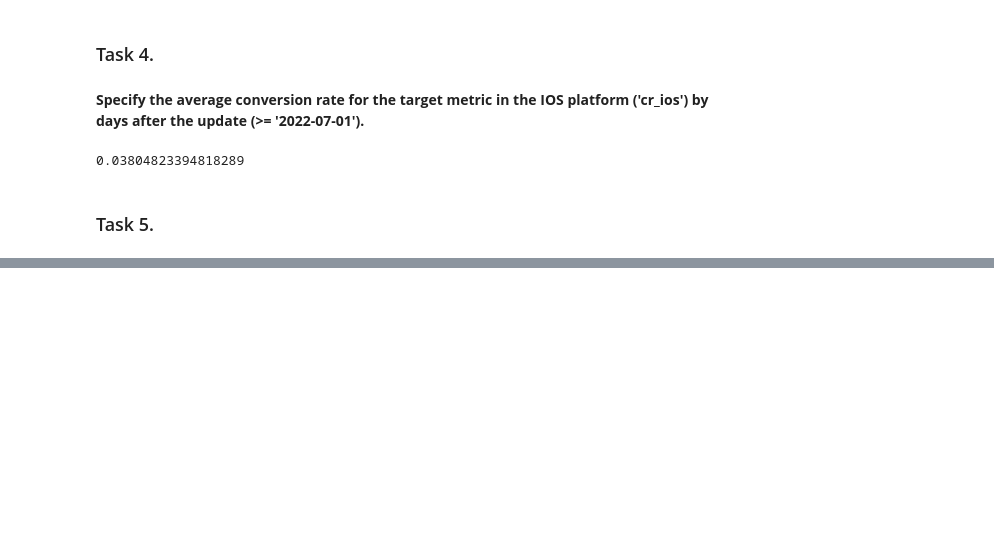
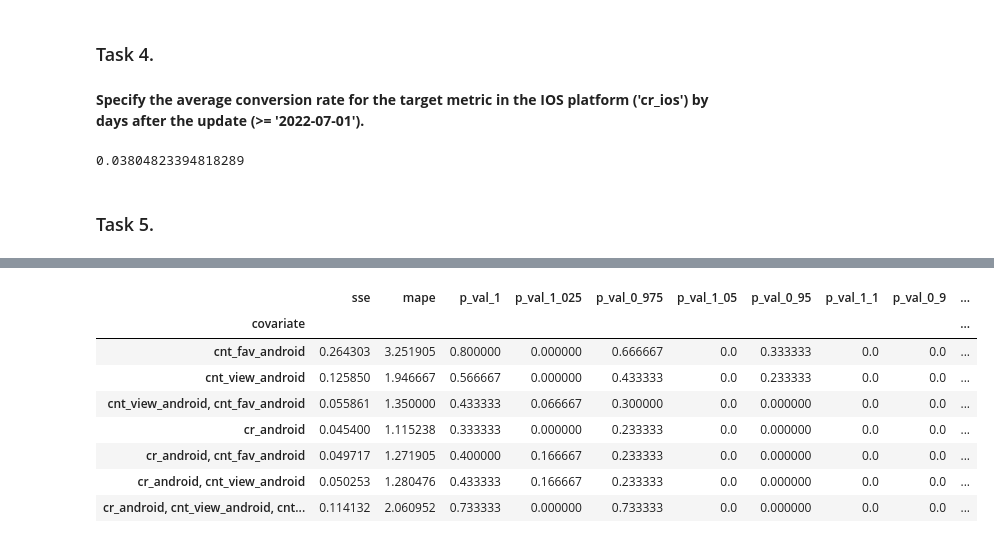
Before and after one commit to nktnlx/advanced_data_analysis_course, a Jupyter notebook: 03_ab_testing/12_causal_impact.ipynb, the cells around one changed output, grey strips where cells are left out. Saved outputs shown, nothing was run; the diff lists cells and outputs as text; code cells hidden in the pictures; blank space fills up the shorter version.

```diff
--- a/03_ab_testing/12_causal_impact.ipynb
+++ b/03_ab_testing/12_causal_impact.ipynb
@@ -147,0 +493,45 @@ tbc..
+# %%
+# function to aggregate results
+def to_res(data, to_group, n, alpha = 0.05):
+    def p_val_count_alpha(p_val):
+        return np.count_nonzero(p_val < alpha)
+
+    def p_val_count_beta(p_val):
+        return np.count_nonzero(p_val >= alpha)
+
+    p_val_cols = data.filter(like = 'p_val').columns
+
+    data['pre_period_diff'] = (pd.to_datetime(data.pre_period_1) - pd.to_datetime(data.pre_period_0))
+    res = data.groupby([to_group]).agg({'sse': 'sum',
+                                     'mape': 'mean',
+                                     p_val_cols[0]: p_val_count_alpha,
+                                     p_val_cols[1]: p_val_count_beta,
+                                     p_val_cols[2]: p_val_count_beta,
+                                     p_val_cols[3]: p_val_count_beta,
+                                     p_val_cols[4]: p_val_count_beta,
+                                     p_val_cols[5]: p_val_count_beta,
+                                     p_val_cols[6]: p_val_count_beta,
+                                     'pre_period_diff': 'mean'})
+
+    res[p_val_cols[0]] = res[p_val_cols[0]] / n
+    res[p_val_cols[1]] = res[p_val_cols[1]] / n
+    res[p_val_cols[2]] = res[p_val_cols[2]] / n
+    res[p_val_cols[3]] = res[p_val_cols[3]] / n
+    res[p_val_cols[4]] = res[p_val_cols[4]] / n
+    res[p_val_cols[5]] = res[p_val_cols[5]] / n
+    res[p_val_cols[6]] = res[p_val_cols[6]] / n
+
+    return res
+# %%
+res_conc = to_res(res, 'covariate', n_sim)
+res_conc
+# %% [output]
+|  | sse | mape | p_val_1 | p_val_1_025 | p_val_0_975 | p_val_1_05 | p_val_0_95 | p_val_1_1 | p_val_0_9 | ... |
+| covariate |  |  |  |  |  |  |  |  |  | ... |
+| cnt_fav_android | 0.264303 | 3.251905 | 0.800000 | 0.000000 | 0.666667 | 0.0 | 0.333333 | 0.0 | 0.0 | ... |
+| cnt_view_android | 0.125850 | 1.946667 | 0.566667 | 0.000000 | 0.433333 | 0.0 | 0.233333 | 0.0 | 0.0 | ... |
+| cnt_view_android, cnt_fav_android | 0.055861 | 1.350000 | 0.433333 | 0.066667 | 0.300000 | 0.0 | 0.000000 | 0.0 | 0.0 | ... |
+| cr_android | 0.045400 | 1.115238 | 0.333333 | 0.000000 | 0.233333 | 0.0 | 0.000000 | 0.0 | 0.0 | ... |
+| cr_android, cnt_fav_android | 0.049717 | 1.271905 | 0.400000 | 0.166667 | 0.233333 | 0.0 | 0.000000 | 0.0 | 0.0 | ... |
+| cr_android, cnt_view_android | 0.050253 | 1.280476 | 0.433333 | 0.166667 | 0.233333 | 0.0 | 0.000000 | 0.0 | 0.0 | ... |
+| cr_android, cnt_view_android, cnt... | 0.114132 | 2.060952 | 0.733333 | 0.000000 | 0.733333 | 0.0 | 0.000000 | 0.0 | 0.0 | ... |
```
Also changed, not shown: parts of 43 cells of this notebook.
